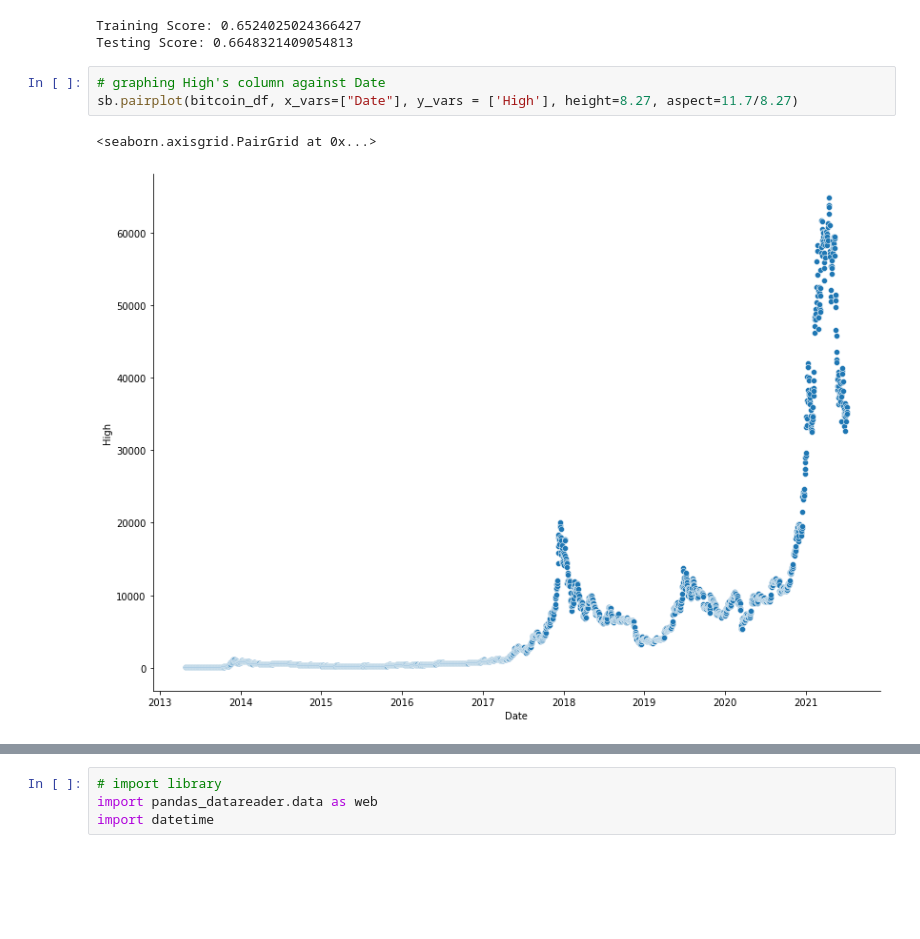
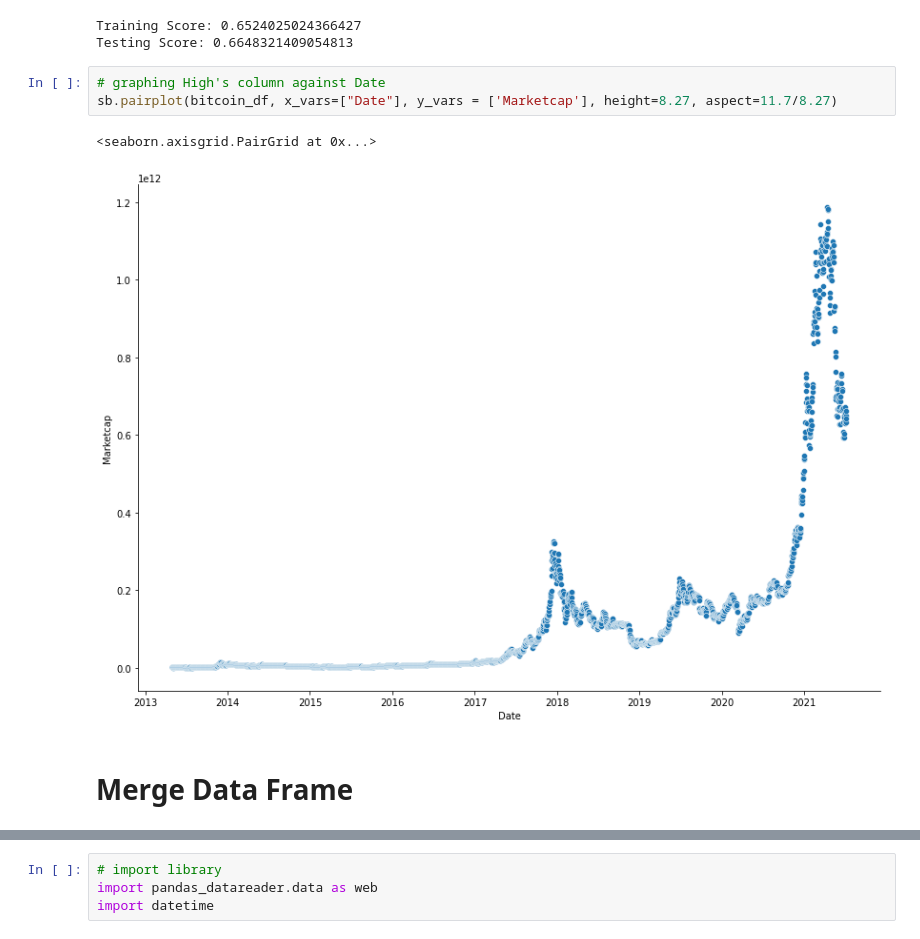
Before and after one commit to agarcia0991/Bitcoin-vs-Tweets-Effect-on-Market-Capitalization., a Jupyter notebook: Crypto.ipynb, the cells around one changed output, grey strips where cells are left out. Cells and saved outputs as stored; diff of their text form; blank space fills up the shorter version.

```diff
--- a/Crypto.ipynb
+++ b/Crypto.ipynb
@@ -394,10 +398,12 @@ Training Score: 0.6524025024366427
 Testing Score: 0.6648321409054813
 # %%
 # graphing High's column against Date
-sb.pairplot(bitcoin_df, x_vars=["Date"], y_vars = ['High'], height=8.27, aspect=11.7/8.27)
+sb.pairplot(bitcoin_df, x_vars=["Date"], y_vars = ['Marketcap'], height=8.27, aspect=11.7/8.27)
 # %% [output]
 <seaborn.axisgrid.PairGrid at 0x...>
-[figure, old version]
+[figure, new version]
+# %% [markdown]
+# Merge Data Frame
 # %%
 # Pandas data reader
 !pip install pandas-datareader
```
Also changed, not shown: parts of 43 cells of this notebook, 1 other file.
